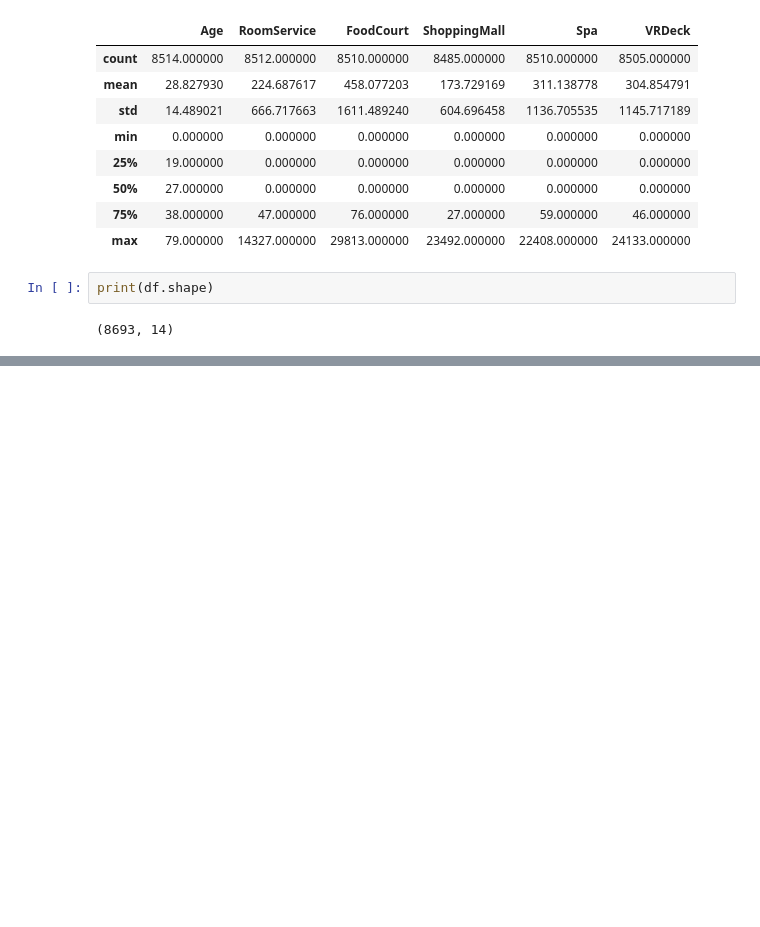
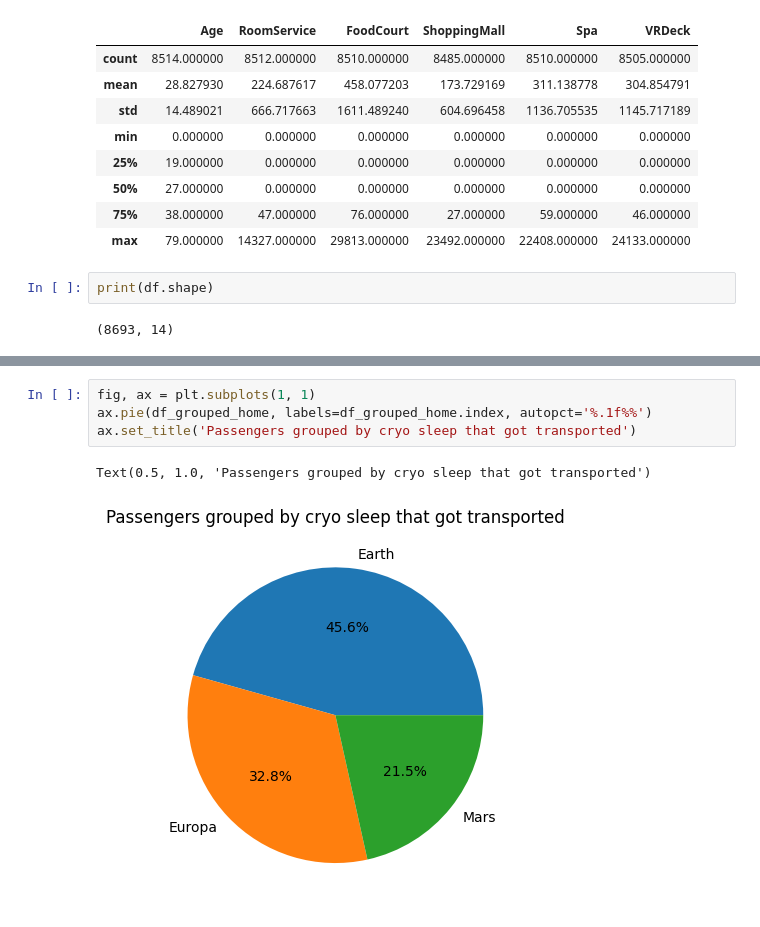
Before and after one commit to Braxion06/spaceship_titanic_competition, a Jupyter notebook: notebooks/001-data_preparation.ipynb, the cells around one changed output, grey strips where cells are left out. Saved outputs shown, nothing was run; the diff lists cells and outputs as text; blank space fills up the shorter version.

```diff
--- a/notebooks/001-data_preparation.ipynb
+++ b/notebooks/001-data_preparation.ipynb
@@ -74,0 +173,7 @@ print(df.shape)
+# %%
+fig, ax = plt.subplots(1, 1)
+ax.pie(df_grouped_home, labels=df_grouped_home.index, autopct='%.1f%%')
+ax.set_title('Passengers grouped by cryo sleep that got transported')
+# %% [output]
+Text(0.5, 1.0, 'Passengers grouped by cryo sleep that got transported')
+[figure, added]
```
Also changed, not shown: parts of 16 cells of this notebook.
